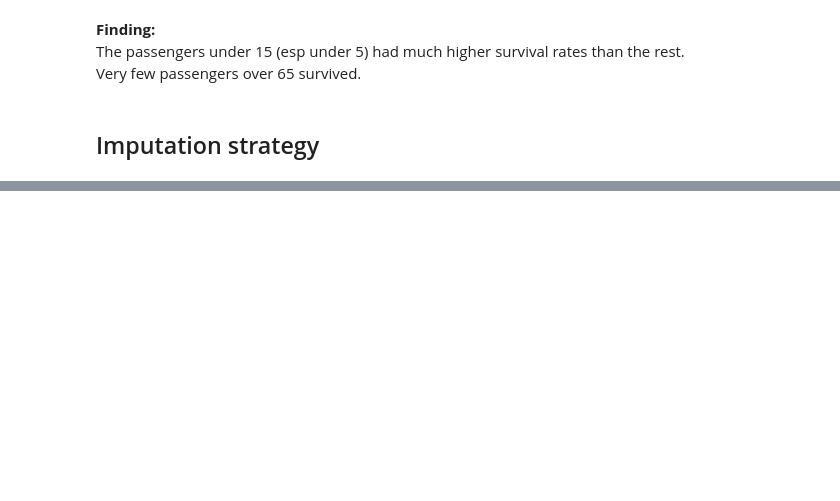
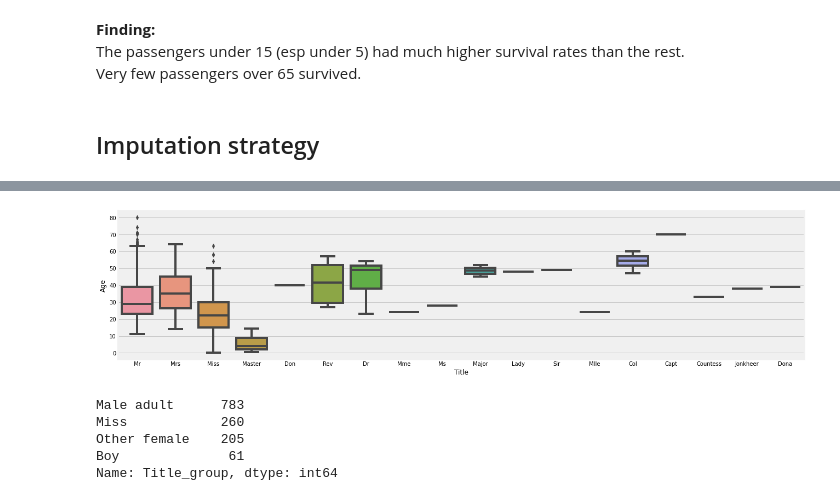
Before and after one commit to Brendalish/titanic, a Jupyter notebook: 2 Dealing with missing values (Part 2).ipynb, the cells around one changed output, grey strips where cells are left out. Cells and saved outputs as stored; diff of their text form; code cells hidden in the pictures; blank space fills up the shorter version.

```diff
--- a/2 Dealing with missing values (Part 2).ipynb
+++ b/2 Dealing with missing values (Part 2).ipynb
@@ -107,0 +122,5 @@ With the imputation with the median, a boy who had a high chance of survival wil
+# %%
+#extract titles from Nmae
+df['Title'] = df['Name'].str.extract('([A-Za-z]+)\.', expand=False)
+#check for missing value(s)
+df.Title.isnull().sum()
@@ -107,0 +165,6 @@ With the imputation with the median, a boy who had a high chance of survival wil
+# %%
+#check the Age ranges of different titles of the full data
+plt.figure(figsize=(20,5))
+sns.boxplot(x='Title', y='Age', data=df);
+# %% [output]
+[figure, added]
@@ -107,0 +186,8 @@ With the imputation with the median, a boy who had a high chance of survival wil
+# %%
+df['Title_group'].value_counts()
+# %% [output]
+Male adult      783
+Miss            260
+Other female    205
+Boy              61
+Name: Title_group, dtype: int64
```
Also changed, not shown: parts of 27 cells of this notebook.
